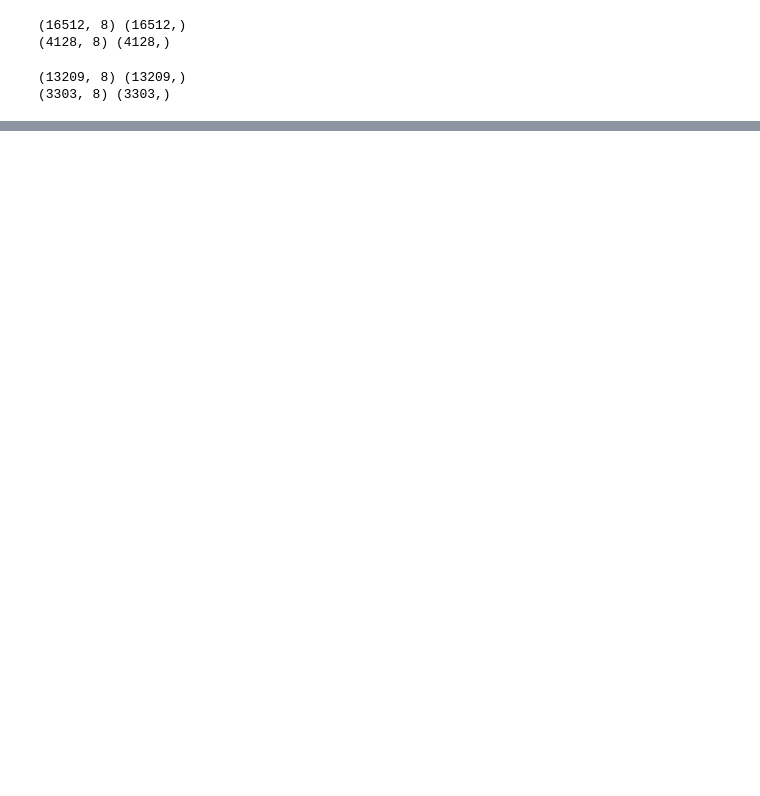
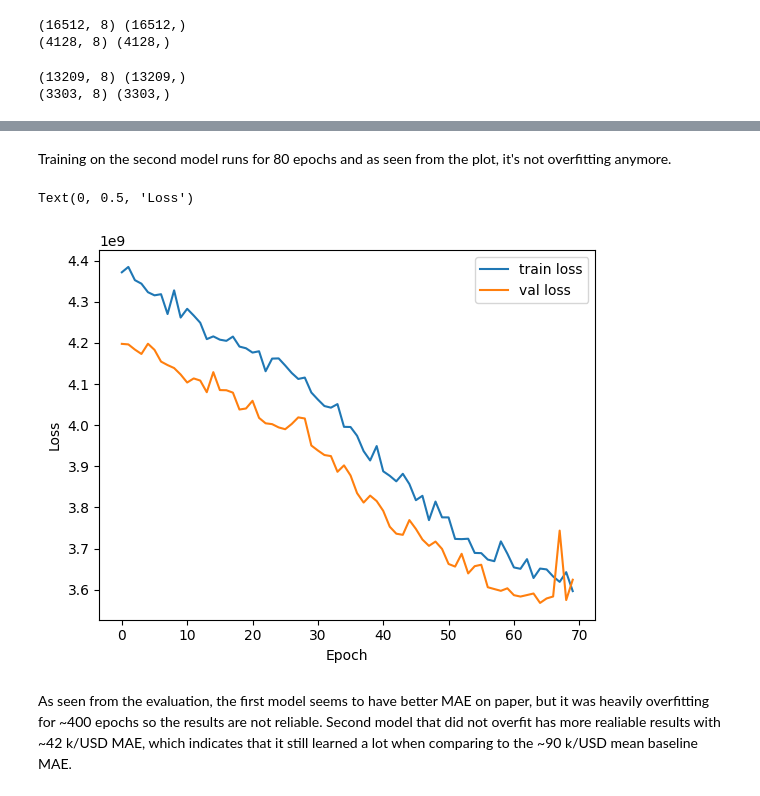
Before and after one commit to samuelms123/Neural-Networks-Tasks, a Jupyter notebook: Task2/california_housing_FNC.ipynb, the cells around one changed output, grey strips where cells are left out. Drawn from its saved outputs; the diff is of its cells as text; code cells hidden in the pictures; blank space fills up the shorter version.

```diff
--- a/Task2/california_housing_FNC.ipynb
+++ b/Task2/california_housing_FNC.ipynb
@@ -71,3 +119,22 @@ early_stopping = callbacks.EarlyStopping(
     patience=5,
     restore_best_weights=True
 )
+# %%
+from keras.layers import Dropout
+
+x_train_full = np.concatenate((x_train, x_val), axis=0)
+y_train_full = np.concatenate((y_train, y_val), axis=0)
+
+model2 = Sequential([
+    Input(shape=(8,)),
+    Dense(512, activation='relu'),
+    Dropout(0.1),
+    Dense(256, activation='relu'),
+    Dropout(0.1),
+    Dense(128, activation='relu'),
+    Dropout(0.1),
+    Dense(1)
+])
+
+model2.compile(optimizer='adam',loss='mse',metrics=['mae'])
+model2_history = model2.fit(x_train_full, y_train_full, epochs=500, batch_size=32, validation_split=0.2, verbose=2, callbacks=[early_stopping])
@@ -73,0 +159,14 @@ early_stopping = callbacks.EarlyStopping(
+# %% [markdown]
+Training on the second model runs for 80 epochs and as seen from the plot, it's not overfitting anymore.
+# %%
+plt.plot(model2_history.history['loss'][10:], label='train loss')
+plt.plot(model2_history.history['val_loss'][10:], label='val loss')
+plt.legend()
+plt.xlabel('Epoch')
+plt.ylabel('Loss')
+# %% [output]
+Text(0, 0.5, 'Loss')
+[figure, added]
+# %% [markdown]
+As seen from the evaluation, the first model seems to have better MAE on paper, but it was heavily overfitting for ~400 epochs so the results are not reliable.
+Second model that did not overfit has more realiable results with ~42 k/USD MAE, which indicates that it still learned a lot when comparing to the ~90 k/USD mean baseline MAE.
```
Also changed, not shown: parts of 10 cells of this notebook.
